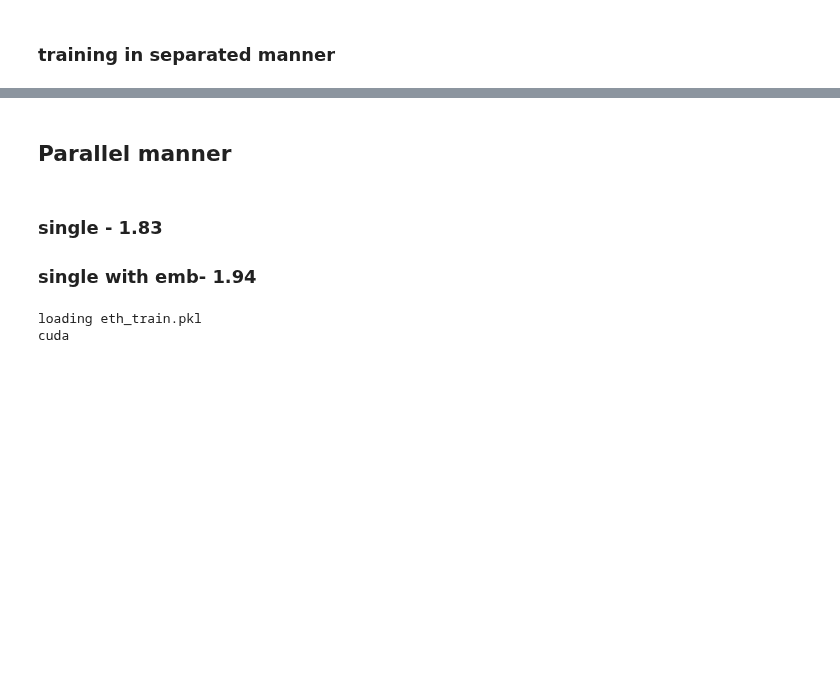
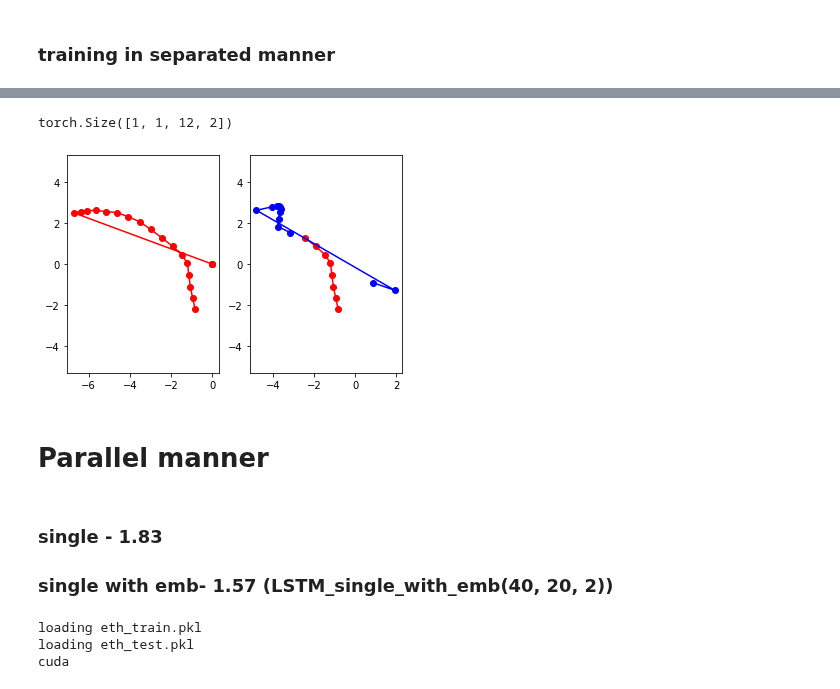
Before and after one commit to alexpostnikov/trajectory-prediction, a Jupyter notebook: train.ipynb, the cells around one changed output, grey strips where cells are left out. Saved outputs shown, nothing was run; the diff lists cells and outputs as text; code cells hidden in the pictures; blank space fills up the shorter version.

```diff
--- a/train.ipynb
+++ b/train.ipynb
@@ -47,7 +48,9 @@ def get_observation_other_gt_poses(local_batch, poses=True):
 import matplotlib.pyplot as plt
 import numpy as np
 
-def plot_traj(data):
+
+def plot_traj(data, ax=None,color="red"):
+
     #data shape [n, 2]
     x_poses = np.zeros((data.shape[0], data.shape[1]))
     y_poses = np.zeros((data.shape[0], data.shape[1]))
@@ -56,8 +59,11 @@ def plot_traj(data):
         y_poses[person]  = data[person, :, 1].numpy()
 
     for person in range(data.shape[0]):
-        plt.plot(x_poses[person], y_poses[person], 'o-')
-    plt.show()
+        if ax is not None:
+            ax.plot(x_poses[person], y_poses[person], 'o-', color=color)
+        else:
+            plt.plot(x_poses[person], y_poses[person], 'o-', color=color)
+            plt.show()
 # %%
 training_set = Dataset_from_pkl("/home/robot/repos/trajectories_pred/processed/", data_files=["eth_train.pkl"])
 training_generator = torch.utils.data.DataLoader(training_set, batch_size=1)
@@ -129,5 +135,44 @@ epoch 60 loss 1.2882, time taken 21.54
+# %%
+for batch_id, local_batch in enumerate(training_generator):
+    if batch_id != 180:
+        continue
+    obseravtions, gts, others = get_observation_other_gt_poses(local_batch.to(device))
+
+    for observation, gt, other in zip(obseravtions, gts, others):
+        gt = observation.clone()
+        predictions = torch.zeros(1, 1, 0, 2).requires_grad_(True).to(device)
+        for timestamp in range(0, 12):
+            prediction = model(observation[:, 0+timestamp:8+timestamp, :].clone(), other[:, :, 0+timestamp:8+timestamp, :].clone())
+            observation[:,9+t:10+t,:] = prediction.clone()
+            predictions = torch.cat((predictions, prediction.unsqueeze(0)), dim=2)
+        break
+    break
+pass
+
+
+data = gt[:,:,:].detach().cpu()
+
+f, ax = plt.subplots(1,2)
+plot_traj(data,ax[0])
+
+data = gt[:,0:8,:].detach().cpu()
+plot_traj(data,ax[1])
+plot_traj(predictions[0].detach().cpu(),ax[1], color="b")
+
+ax[0].axis('equal')
+ax[1].axis('equal')
+ax[0].set_ylim(-7, 7)
+ax[1].set_ylim(-7, 7)
+
+print (predictions.shape)
+
+# data = torch.cat((data, predictions[0].detach().cpu()), dim=1)
+# plot_traj(data)
+# %% [output]
+torch.Size([1, 1, 12, 2])
+[figure, added]
 # %% [markdown]
-## Parallel manner
+# Parallel manner
 # %% [markdown]
 ###  single - 1.83
-###  single with emb- 1.94
+###  single with emb- 1.57 (LSTM_single_with_emb(40, 20, 2))
@@ -134,18 +243,18 @@ epoch 60 loss 1.2882, time taken 21.54
 # %%
-training_set = Dataset_from_pkl("/home/robot/repos/trajectories_pred/processed/", data_files=["eth_train.pkl"])
+training_set = Dataset_from_pkl("/home/robot/repos/trajectory-prediction/processed/", data_files=["eth_train.pkl"])
 training_generator = torch.utils.data.DataLoader(training_set, batch_size=1)
+
+test_set = Dataset_from_pkl("/home/robot/repos/trajectory-prediction/processed/", data_files=["eth_test.pkl"])
+test_generator = torch.utils.data.DataLoader(training_set, batch_size=1)
 
 device = torch.device("cuda") if torch.cuda.is_available() else torch.device("cpu")
 print (device)
 # model  = LSTM_single(20, 2, 2).to(device)
 # model  = LSTM_simple(10, 2, 2).to(device)
-# model  = OneLayer().to(device)
+
 model = LSTM_single_with_emb(40, 20, 2).to(device)
-
-optimizer = optim.Adam(model.parameters(), lr=0.01)
-drop_every_epochs = 5
-drop_rate = 0.4
-scheduler = torch.optim.lr_scheduler.StepLR(optimizer, drop_every_epochs, drop_rate) # every drop_every_epochs epochs drop by drop_rate lr
+model = LSTM_delta(40, 20, 2).to(device)
 # %% [output]
 loading eth_train.pkl
+loading eth_test.pkl
 cuda
```
Also changed, not shown: parts of 14 cells of this notebook, 21 other files.
